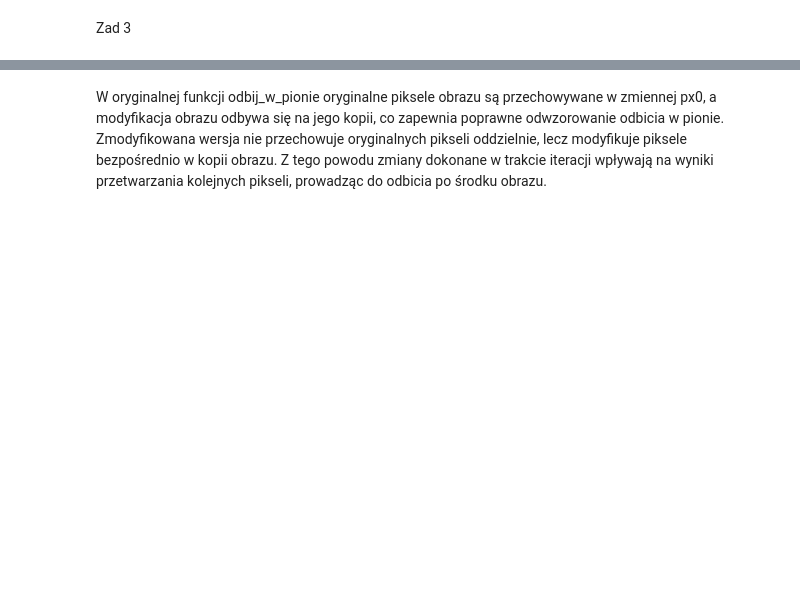
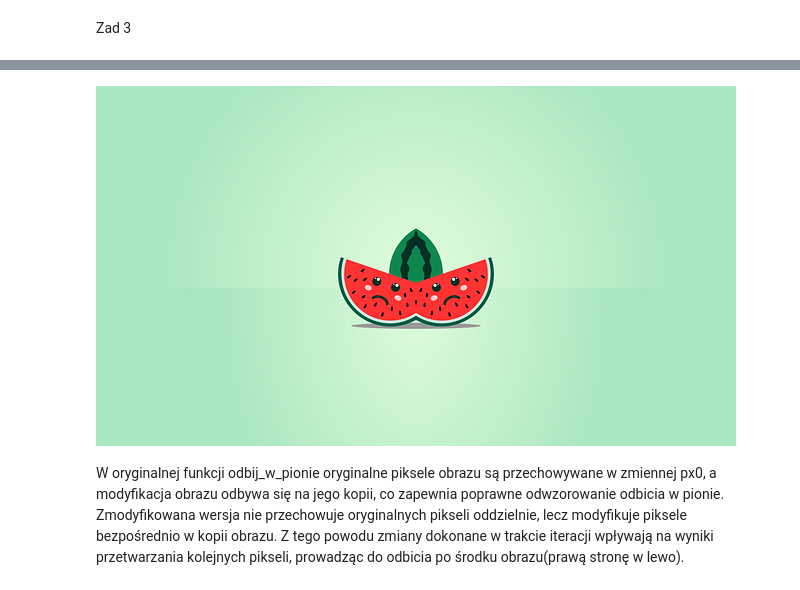
Before and after one commit to Bundamm/WDGM24, a Jupyter notebook: lab7/lab7raport.ipynb, the cells around one changed output, grey strips where cells are left out. Cells and saved outputs as stored; diff of their text form; code cells hidden in the pictures; blank space fills up the shorter version.

```diff
--- a/lab7/lab7raport.ipynb
+++ b/lab7/lab7raport.ipynb
@@ -139,14 +146,15 @@ imo
 # %%
 def odbij_w_pionie2(im):
-    px0 = im.load()
     img = im.copy()
     w, h = im.size
     px = img.load()
     for i in range(w):
         for j in range(h):
-            px[i, j] = px0[w - 1- i, j]
+            px[i, j] = px[w - 1 - i, j]
     return img
 imo = odbij_w_pionie2(im)
 imo
+# %% [output]
+[figure, added]
 # %% [markdown]
-W oryginalnej funkcji odbij_w_pionie oryginalne piksele obrazu są przechowywane w zmiennej px0, a modyfikacja obrazu odbywa się na jego kopii, co zapewnia poprawne odwzorowanie odbicia w pionie. Zmodyfikowana wersja nie przechowuje oryginalnych pikseli oddzielnie, lecz modyfikuje piksele bezpośrednio w kopii obrazu. Z tego powodu zmiany dokonane w trakcie iteracji wpływają na wyniki przetwarzania kolejnych pikseli, prowadząc do odbicia po środku obrazu.
+W oryginalnej funkcji odbij_w_pionie oryginalne piksele obrazu są przechowywane w zmiennej px0, a modyfikacja obrazu odbywa się na jego kopii, co zapewnia poprawne odwzorowanie odbicia w pionie. Zmodyfikowana wersja nie przechowuje oryginalnych pikseli oddzielnie, lecz modyfikuje piksele bezpośrednio w kopii obrazu. Z tego powodu zmiany dokonane w trakcie iteracji wpływają na wyniki przetwarzania kolejnych pikseli, prowadząc do odbicia po środku obrazu(prawą stronę w lewo).
```
Also changed, not shown: parts of 5 cells of this notebook, 28 other files.
